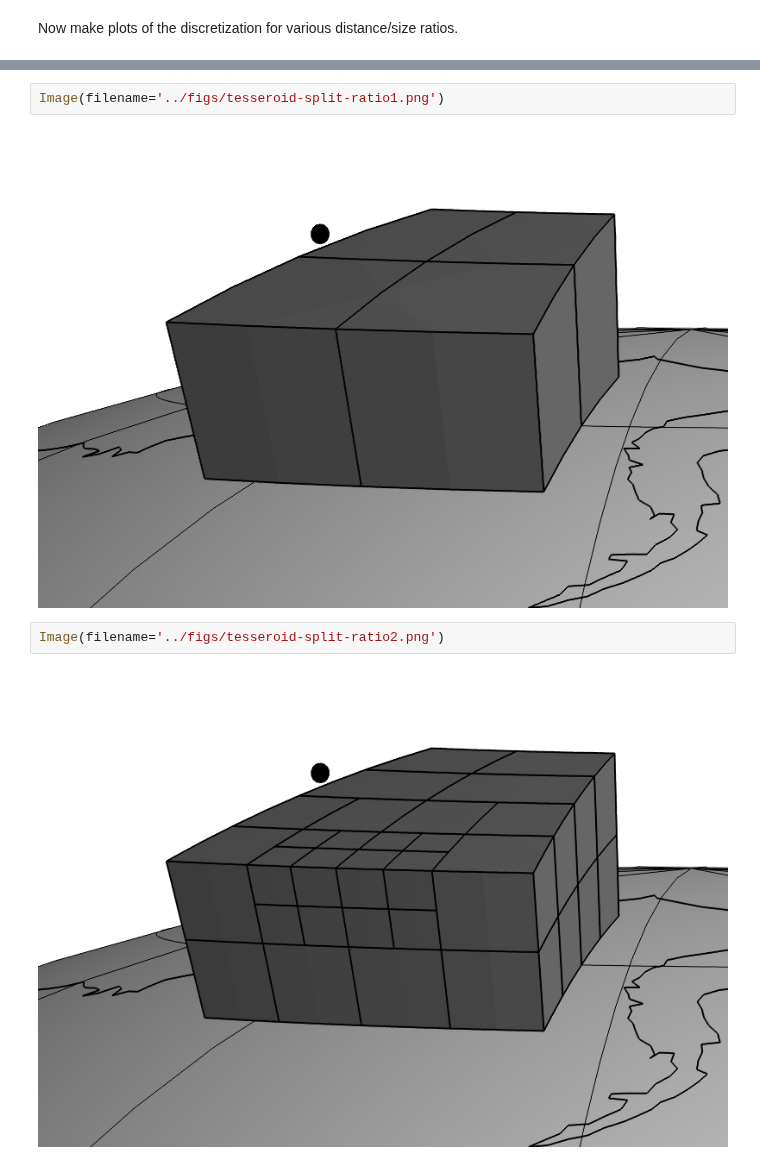
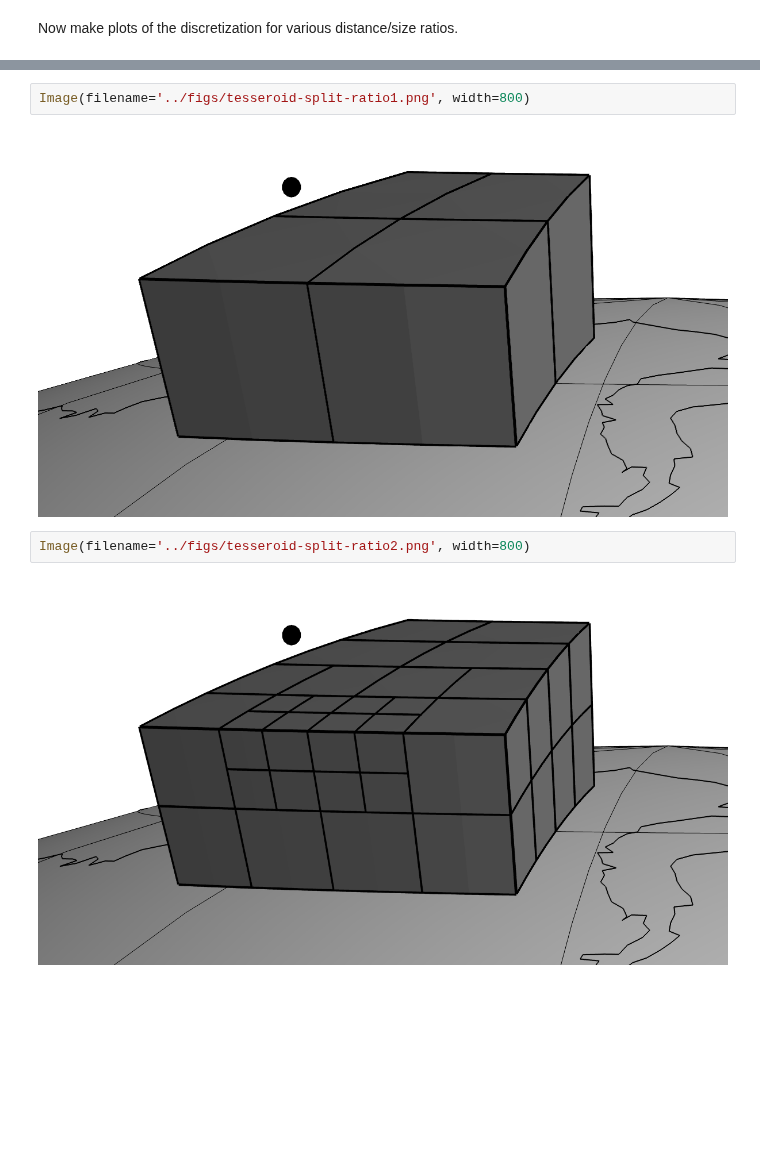
Before and after one commit to pinga-lab/paper-tesseroids, a Jupyter notebook: notebooks/methods_figures.ipynb, the cells around one changed output, grey strips where cells are left out. Drawn from its saved outputs; the diff is of its cells as text; blank space fills up the shorter version.

```diff
--- a/notebooks/methods_figures.ipynb
+++ b/notebooks/methods_figures.ipynb
@@ -220,11 +213,11 @@ Number of tesseroids: 4
 Number of tesseroids: 38
 Number of tesseroids: 936
 # %%
-Image(filename='../figs/tesseroid-split-ratio1.png')
+Image(filename='../figs/tesseroid-split-ratio1.png', width=800)
 # %% [output]
-[figure, old version]
+[figure, new version]
 # %%
-Image(filename='../figs/tesseroid-split-ratio2.png')
+Image(filename='../figs/tesseroid-split-ratio2.png', width=800)
 # %% [output]
-[figure, old version]
+[figure, new version]
 # %%
```
Also changed, not shown: parts of 8 cells of this notebook, 7 other files.
